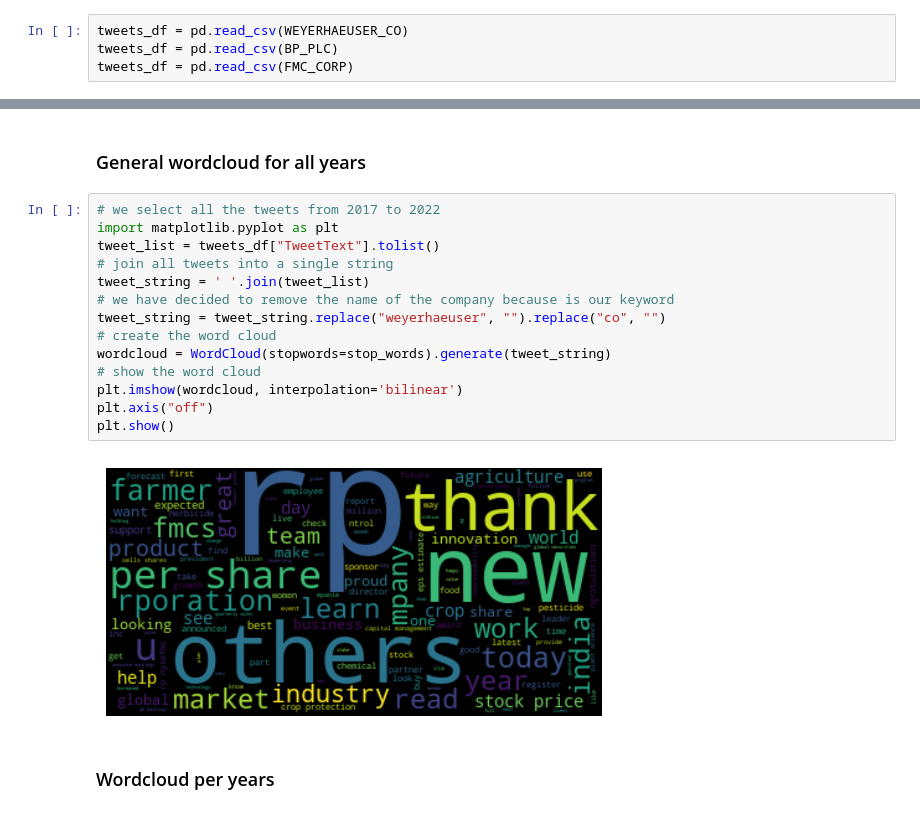
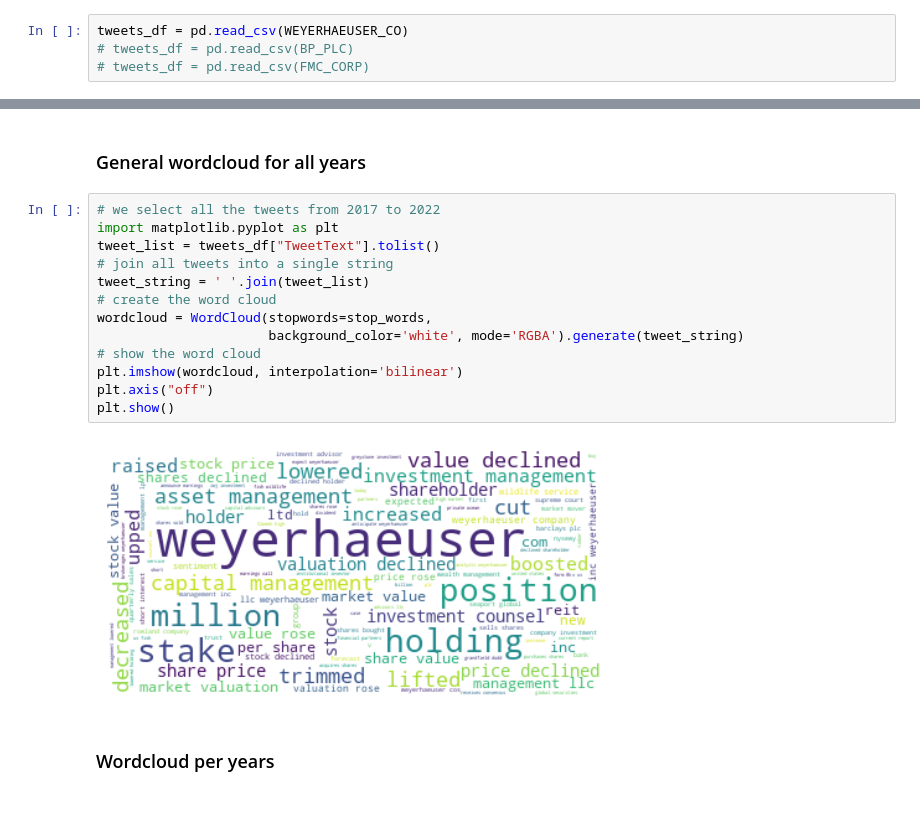
Before and after one commit to JoseAngelGarciaSanchez/overperforming-58-energy-stocks, a Jupyter notebook: eda.ipynb, the cells around one changed output, grey strips where cells are left out. Cells and saved outputs as stored; diff of their text form.

```diff
--- a/eda.ipynb
+++ b/eda.ipynb
@@ -39,8 +42,8 @@ BP_PLC = "./data_cleaned/webscraped_BP_PLC.csv/part-00000-60047cdf-7f10-49f8-932
 FMC_CORP = "./data_cleaned/webscraped_FMC_CORP.csv/part-00000-9fe4bf5d-f913-4d0c-a98a-8f1d088639ee-c000.csv"
 # %%
 tweets_df = pd.read_csv(WEYERHAEUSER_CO)
-tweets_df = pd.read_csv(BP_PLC)
-tweets_df = pd.read_csv(FMC_CORP)
+# tweets_df = pd.read_csv(BP_PLC)
+# tweets_df = pd.read_csv(FMC_CORP)
 # %%
 tweets_df.head()
 # %% [output]
@@ -65,19 +68,18 @@ mask_2017 = pd.to_datetime(tweets_df['PostDate']).dt.year == 2017
 # %%
 # we select all the tweets from 2017 to 2022
 import matplotlib.pyplot as plt
 tweet_list = tweets_df["TweetText"].tolist()
 # join all tweets into a single string
 tweet_string = ' '.join(tweet_list)
-# we have decided to remove the name of the company because is our keyword
-tweet_string = tweet_string.replace("weyerhaeuser", "").replace("co", "")
 # create the word cloud
-wordcloud = WordCloud(stopwords=stop_words).generate(tweet_string)
+wordcloud = WordCloud(stopwords=stop_words,
+                      background_color='white', mode='RGBA').generate(tweet_string)
 # show the word cloud
 plt.imshow(wordcloud, interpolation='bilinear')
 plt.axis("off")
 plt.show()
 # %% [output]
-[figure, old version]
+[figure, new version]
 # %% [markdown]
 ### Wordcloud per years
 # %%
```
Also changed, not shown: parts of 16 cells of this notebook.
